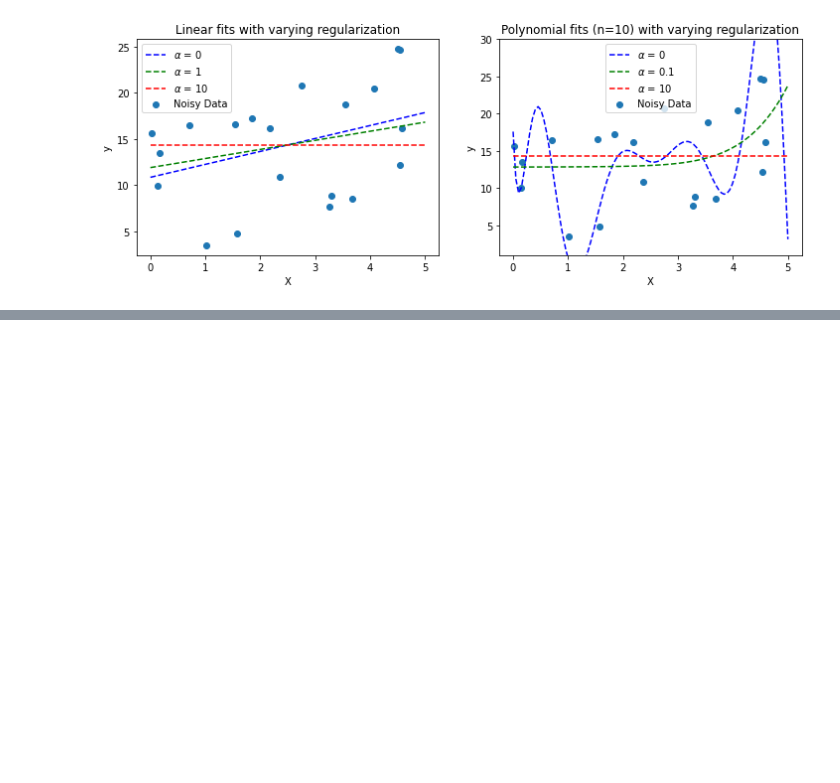
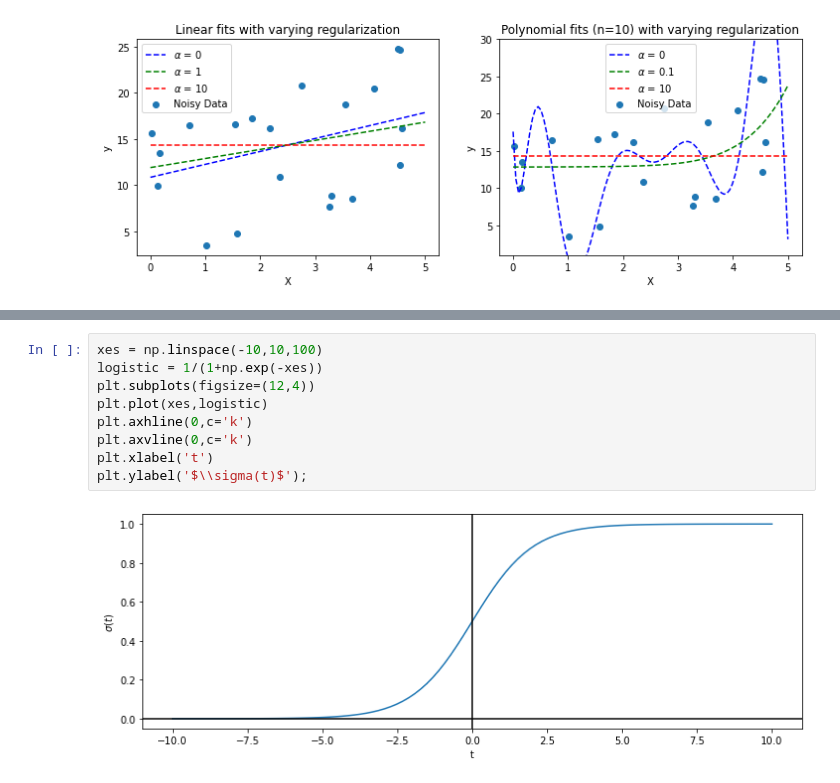
Before and after one commit to mtekant/HOML_2ndEdition, a Jupyter notebook: HOML Notes Ch 4.ipynb, the cells around one changed output, grey strips where cells are left out. Saved outputs shown, nothing was run; the diff lists cells and outputs as text; blank space fills up the shorter version.

```diff
--- a/HOML Notes Ch 4.ipynb
+++ b/HOML Notes Ch 4.ipynb
@@ -514,0 +696,11 @@ $J(\boldsymbol{\theta}) = MSE(\boldsymbol{\theta})+\alpha\frac{1-r}{2}\sum_{i=1}
+# %%
+xes = np.linspace(-10,10,100)
+logistic = 1/(1+np.exp(-xes))
+plt.subplots(figsize=(12,4))
+plt.plot(xes,logistic)
+plt.axhline(0,c='k')
+plt.axvline(0,c='k')
+plt.xlabel('t')
+plt.ylabel('$\\sigma(t)$');
+# %% [output]
+[figure, added]
```
Also changed, not shown: parts of 14 cells of this notebook.
